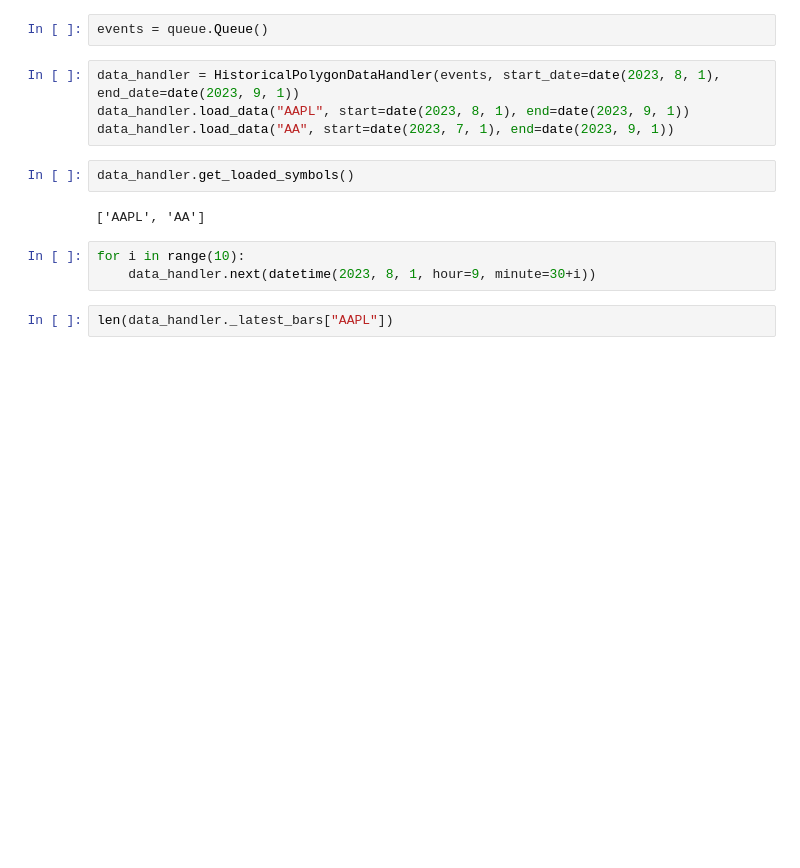
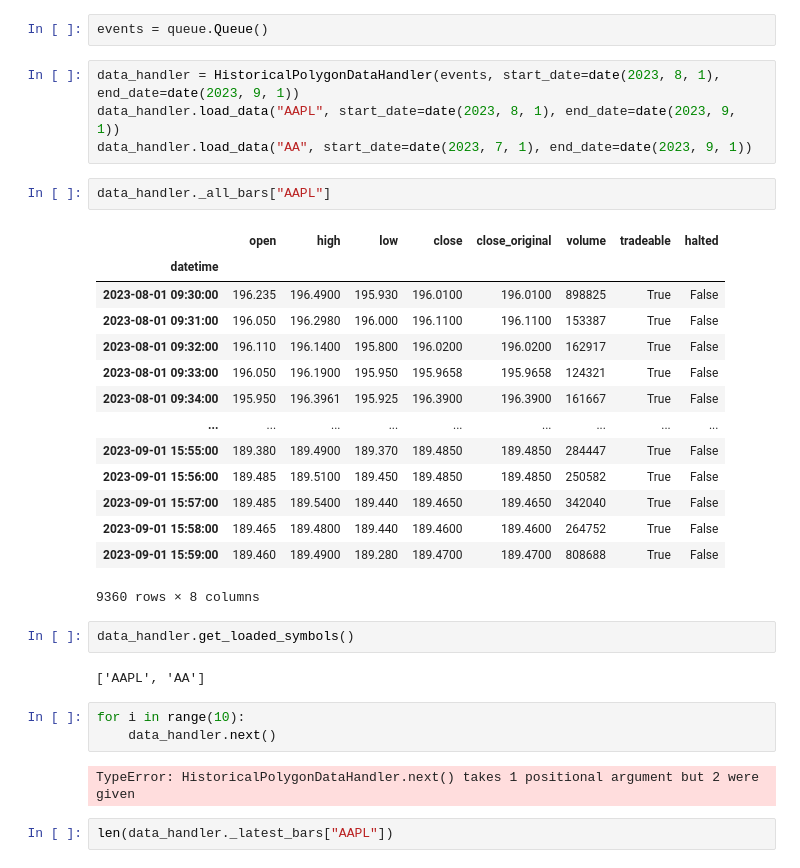
Before and after one commit to shinathan/QSExtended, a Jupyter notebook: _dissection.ipynb, the cells around one changed output. Saved outputs shown, nothing was run; the diff lists cells and outputs as text; blank space fills up the shorter version.

Commit message:
Fixed the first minute problem

```diff
--- a/_dissection.ipynb
+++ b/_dissection.ipynb
@@ -13,15 +13,34 @@ import numpy as np
 events = queue.Queue()
 # %%
 data_handler = HistoricalPolygonDataHandler(events, start_date=date(2023, 8, 1), end_date=date(2023, 9, 1))
-data_handler.load_data("AAPL", start=date(2023, 8, 1), end=date(2023, 9, 1))
-data_handler.load_data("AA", start=date(2023, 7, 1), end=date(2023, 9, 1))
+data_handler.load_data("AAPL", start_date=date(2023, 8, 1), end_date=date(2023, 9, 1))
+data_handler.load_data("AA", start_date=date(2023, 7, 1), end_date=date(2023, 9, 1))
+# %%
+data_handler._all_bars["AAPL"]
+# %% [output]
+|  | open | high | low | close | close_original | volume | tradeable | halted |
+| datetime |  |  |  |  |  |  |  |  |
+| 2023-08-01 09:30:00 | 196.235 | 196.4900 | 195.930 | 196.0100 | 196.0100 | 898825 | True | False |
+| 2023-08-01 09:31:00 | 196.050 | 196.2980 | 196.000 | 196.1100 | 196.1100 | 153387 | True | False |
+| 2023-08-01 09:32:00 | 196.110 | 196.1400 | 195.800 | 196.0200 | 196.0200 | 162917 | True | False |
+| 2023-08-01 09:33:00 | 196.050 | 196.1900 | 195.950 | 195.9658 | 195.9658 | 124321 | True | False |
+| 2023-08-01 09:34:00 | 195.950 | 196.3961 | 195.925 | 196.3900 | 196.3900 | 161667 | True | False |
+| ... | ... | ... | ... | ... | ... | ... | ... | ... |
+| 2023-09-01 15:55:00 | 189.380 | 189.4900 | 189.370 | 189.4850 | 189.4850 | 284447 | True | False |
+| 2023-09-01 15:56:00 | 189.485 | 189.5100 | 189.450 | 189.4850 | 189.4850 | 250582 | True | False |
+| 2023-09-01 15:57:00 | 189.485 | 189.5400 | 189.440 | 189.4650 | 189.4650 | 342040 | True | False |
+| 2023-09-01 15:58:00 | 189.465 | 189.4800 | 189.440 | 189.4600 | 189.4600 | 264752 | True | False |
+| 2023-09-01 15:59:00 | 189.460 | 189.4900 | 189.280 | 189.4700 | 189.4700 | 808688 | True | False |
+9360 rows × 8 columns
 # %%
 data_handler.get_loaded_symbols()
 # %% [output]
 ['AAPL', 'AA']
 # %%
 for i in range(10):
-    data_handler.next(datetime(2023, 8, 1, hour=9, minute=30+i))
+    data_handler.next()
+# %% [output]
+TypeError: HistoricalPolygonDataHandler.next() takes 1 positional argument but 2 were given
 # %%
 len(data_handler._latest_bars["AAPL"])
 # %% [output]
```
Also changed, not shown: parts of 3 cells of this notebook, 6 other files.
